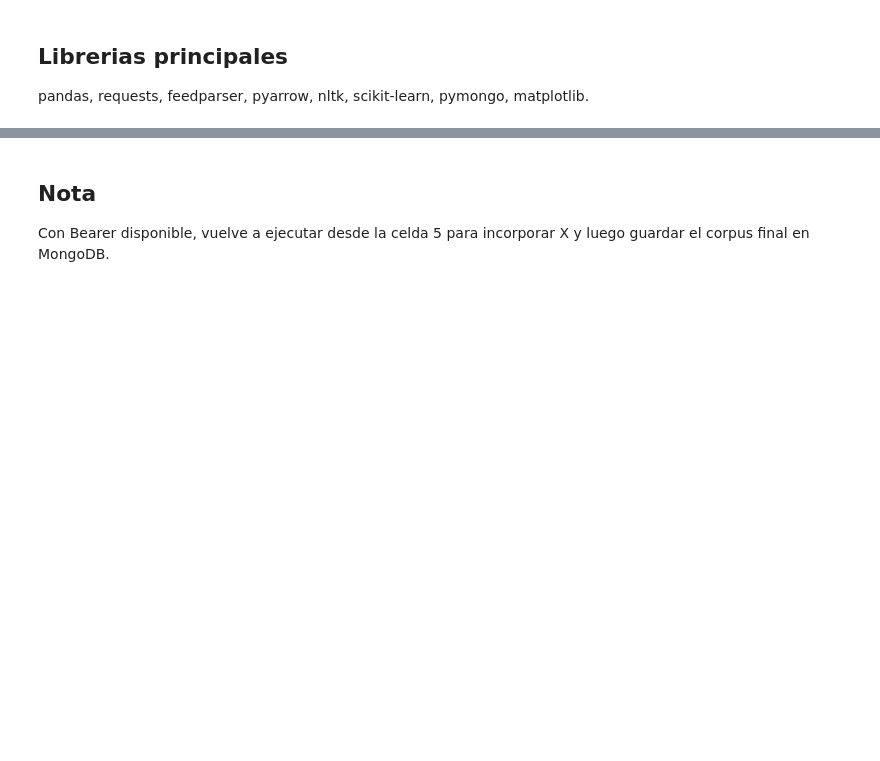
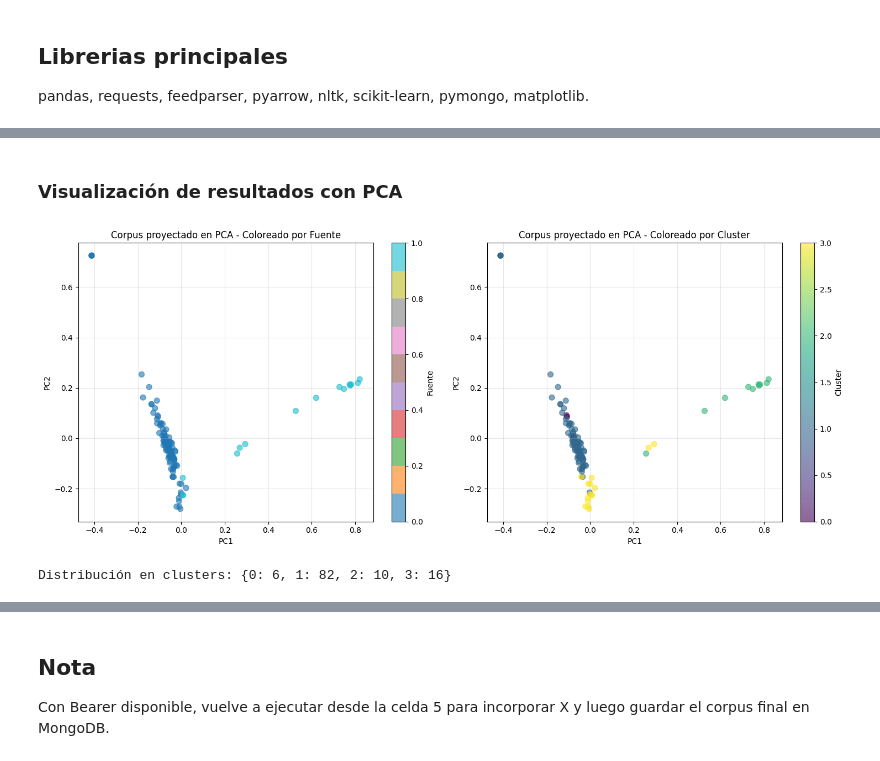
Before and after one commit to Pabluntt/Lab1_Machine_Learning, a Jupyter notebook: notebooks/lab1_notebook.ipynb, the cells around one changed output, grey strips where cells are left out. Drawn from its saved outputs; the diff is of its cells as text; code cells hidden in the pictures; blank space fills up the shorter version.

```diff
--- a/notebooks/lab1_notebook.ipynb
+++ b/notebooks/lab1_notebook.ipynb
@@ -64,0 +166,34 @@ df_corpus[["fuente", "cluster", "pca_1", "pca_2"]].head()
+# %% [markdown]
+### Visualización de resultados con PCA
+# %%
+# Gráficos PCA - Coloreado por Fuente
+fig, (ax1, ax2) = plt.subplots(1, 2, figsize=(15, 6))
+
+# Colores por fuente
+fuentes_unicas = df_corpus['fuente'].unique()
+colores_fuente = {fuente: i for i, fuente in enumerate(fuentes_unicas)}
+colores1 = [colores_fuente[fuente] for fuente in df_corpus['fuente']]
+
+# Gráfico 1: PCA coloreado por Fuente
+scatter1 = ax1.scatter(df_corpus['pca_1'], df_corpus['pca_2'], c=colores1, cmap='tab10', alpha=0.6, s=50)
+ax1.set_xlabel(f'PC1')
+ax1.set_ylabel(f'PC2')
+ax1.set_title('Corpus proyectado en PCA - Coloreado por Fuente')
+ax1.grid(True, alpha=0.3)
+plt.colorbar(scatter1, ax=ax1, label='Fuente')
+
+# Gráfico 2: PCA coloreado por Cluster
+scatter2 = ax2.scatter(df_corpus['pca_1'], df_corpus['pca_2'], c=df_corpus['cluster'], cmap='viridis', alpha=0.6, s=50)
+ax2.set_xlabel(f'PC1')
+ax2.set_ylabel(f'PC2')
+ax2.set_title('Corpus proyectado en PCA - Coloreado por Cluster')
+ax2.grid(True, alpha=0.3)
+plt.colorbar(scatter2, ax=ax2, label='Cluster')
+
+plt.tight_layout()
+plt.show()
+
+print(f"Distribución en clusters: {df_corpus['cluster'].value_counts().sort_index().to_dict()}")
+# %% [output]
+[figure, added]
+Distribución en clusters: {0: 6, 1: 82, 2: 10, 3: 16}
```
Also changed, not shown: parts of 13 cells of this notebook, 5 other files.
